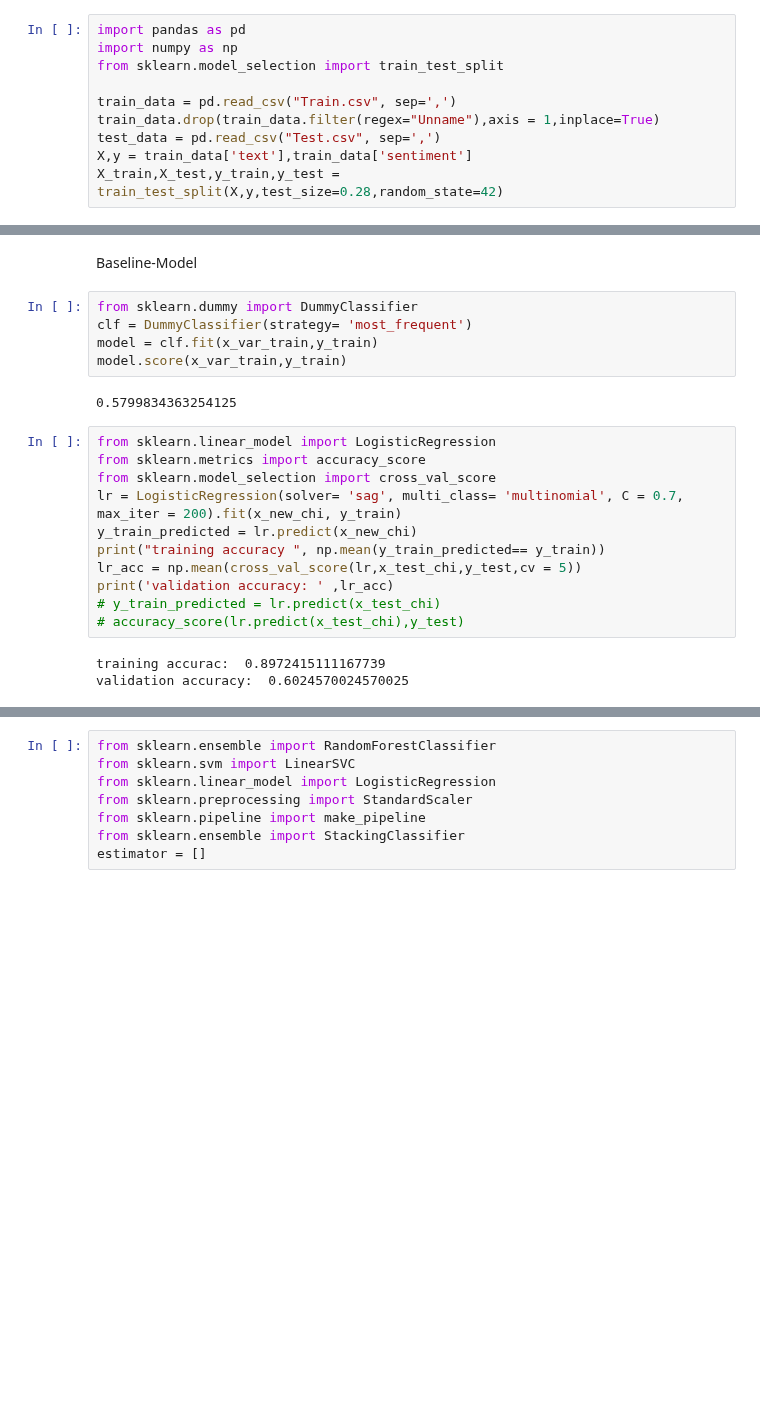
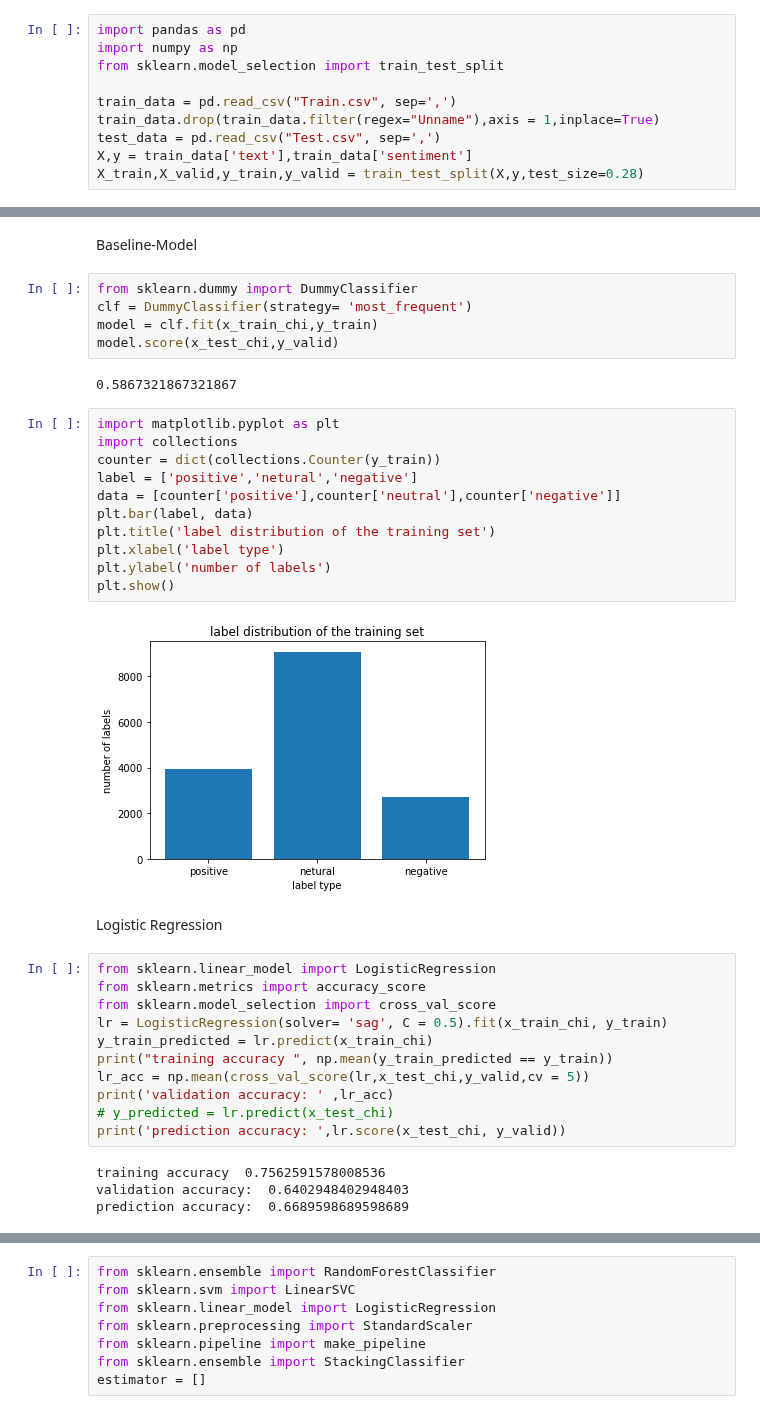
Before and after one commit to RicardoXXXXXX/Tweet-s-sentiment-prediction, a Jupyter notebook: COMP30027-Assignment2-feature_analysis.ipynb, the cells around one changed output, grey strips where cells are left out. Cells and saved outputs as stored; diff of their text form; blank space fills up the shorter version.

```diff
--- a/COMP30027-Assignment2-feature_analysis.ipynb
+++ b/COMP30027-Assignment2-feature_analysis.ipynb
@@ -16,4 +16,4 @@ train_data = pd.read_csv("Train.csv", sep=',')
 train_data.drop(train_data.filter(regex="Unname"),axis = 1,inplace=True)
 test_data = pd.read_csv("Test.csv", sep=',')
 X,y = train_data['text'],train_data['sentiment']
-X_train,X_test,y_train,y_test = train_test_split(X,y,test_size=0.28,random_state=42)
+X_train,X_valid,y_train,y_valid = train_test_split(X,y,test_size=0.28)
@@ -64,21 +170,37 @@ Baseline-Model
 # %%
 from sklearn.dummy import DummyClassifier
 clf = DummyClassifier(strategy= 'most_frequent')
-model = clf.fit(x_var_train,y_train)
-model.score(x_var_train,y_train)
+model = clf.fit(x_train_chi,y_train)
+model.score(x_test_chi,y_valid)
 # %% [output]
-0.5799834363254125
+0.5867321867321867
+# %%
+import matplotlib.pyplot as plt
+import collections
+counter = dict(collections.Counter(y_train))
+label = ['positive','netural','negative']
+data = [counter['positive'],counter['neutral'],counter['negative']]
+plt.bar(label, data)
+plt.title('label distribution of the training set')
+plt.xlabel('label type')
+plt.ylabel('number of labels')
+plt.show()
+# %% [output]
+[figure, added]
+# %% [markdown]
+Logistic Regression
 # %%
 from sklearn.linear_model import LogisticRegression
 from sklearn.metrics import accuracy_score
 from sklearn.model_selection import cross_val_score
-lr = LogisticRegression(solver= 'sag', multi_class= 'multinomial', C = 0.7, max_iter = 200).fit(x_new_chi, y_train)
-y_train_predicted = lr.predict(x_new_chi)
-print("training accuracy ", np.mean(y_train_predicted== y_train))
-lr_acc = np.mean(cross_val_score(lr,x_test_chi,y_test,cv = 5))
+lr = LogisticRegression(solver= 'sag', C = 0.5).fit(x_train_chi, y_train)
+y_train_predicted = lr.predict(x_train_chi)
+print("training accuracy ", np.mean(y_train_predicted == y_train))
+lr_acc = np.mean(cross_val_score(lr,x_test_chi,y_valid,cv = 5))
 print('validation accuracy: ' ,lr_acc)
-# y_train_predicted = lr.predict(x_test_chi)
-# accuracy_score(lr.predict(x_test_chi),y_test)
+# y_predicted = lr.predict(x_test_chi)
+print('prediction accuracy: ',lr.score(x_test_chi, y_valid))
 # %% [output]
-training accurac:  0.8972415111167739
-validation accuracy:  0.6024570024570025
+training accuracy  0.7562591578008536
+validation accuracy:  0.6402948402948403
+prediction accuracy:  0.6689598689598689
```
Also changed, not shown: parts of 24 cells of this notebook.
